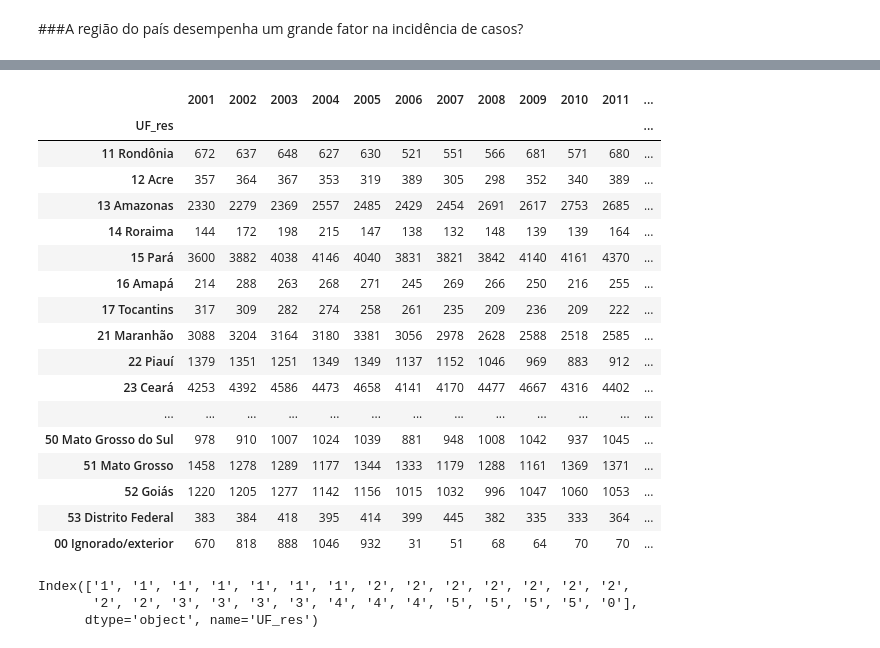
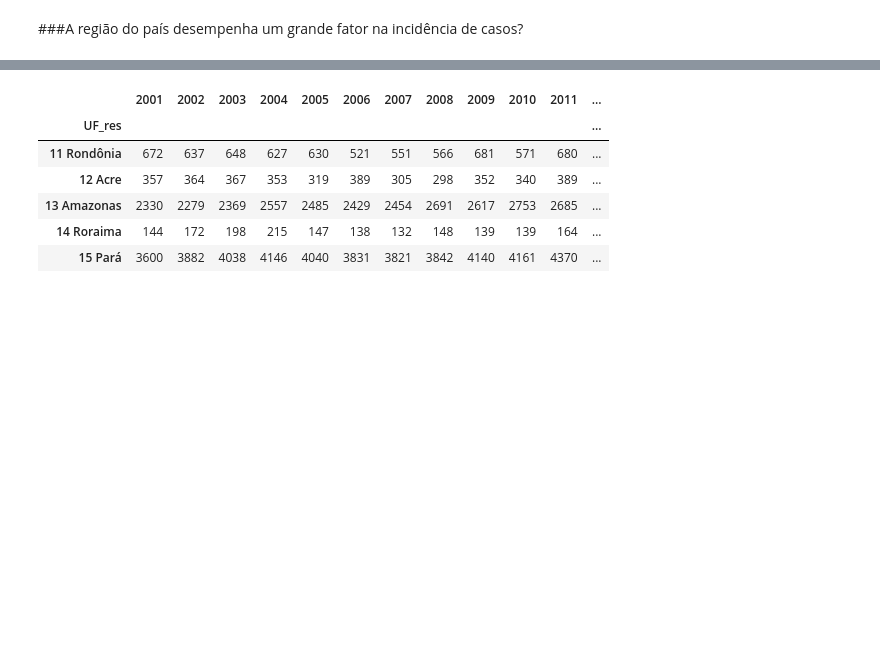
Before and after one commit to IgorQuaresma/-bootcamp_alura_projetos, a Jupyter notebook: bootcamp_alura_projeto1.ipynb, the cells around one changed output, grey strips where cells are left out. Drawn from its saved outputs; the diff is of its cells as text; code cells hidden in the pictures; blank space fills up the shorter version.

```diff
--- a/bootcamp_alura_projeto1.ipynb
+++ b/bootcamp_alura_projeto1.ipynb
@@ -70,33 +60,16 @@ estados
 # %%
 #Criar coluna com as regioes de cada regiao
 
 dicionario_regioes = {'1':'Norte', '2':'Nordeste', '3':'Sudeste', '4':'Sul', '5':'Centro-Oeste'}
 
 estados['Regiao'] = estados.index.map(lambda x : x.split()[0][0])
 estados['Regiao'] = estados['Regiao'].map(dicionario_regioes)
-estados
+estados.head()
 # %% [output]
 |  | 2001 | 2002 | 2003 | 2004 | 2005 | 2006 | 2007 | 2008 | 2009 | 2010 | 2011 | ... |
 | UF_res |  |  |  |  |  |  |  |  |  |  |  | ... |
 | 11 Rondônia | 672 | 637 | 648 | 627 | 630 | 521 | 551 | 566 | 681 | 571 | 680 | ... |
 | 12 Acre | 357 | 364 | 367 | 353 | 319 | 389 | 305 | 298 | 352 | 340 | 389 | ... |
 | 13 Amazonas | 2330 | 2279 | 2369 | 2557 | 2485 | 2429 | 2454 | 2691 | 2617 | 2753 | 2685 | ... |
 | 14 Roraima | 144 | 172 | 198 | 215 | 147 | 138 | 132 | 148 | 139 | 139 | 164 | ... |
 | 15 Pará | 3600 | 3882 | 4038 | 4146 | 4040 | 3831 | 3821 | 3842 | 4140 | 4161 | 4370 | ... |
-| 16 Amapá | 214 | 288 | 263 | 268 | 271 | 245 | 269 | 266 | 250 | 216 | 255 | ... |
-| 17 Tocantins | 317 | 309 | 282 | 274 | 258 | 261 | 235 | 209 | 236 | 209 | 222 | ... |
-| 21 Maranhão | 3088 | 3204 | 3164 | 3180 | 3381 | 3056 | 2978 | 2628 | 2588 | 2518 | 2585 | ... |
-| 22 Piauí | 1379 | 1351 | 1251 | 1349 | 1349 | 1137 | 1152 | 1046 | 969 | 883 | 912 | ... |
-| 23 Ceará | 4253 | 4392 | 4586 | 4473 | 4658 | 4141 | 4170 | 4477 | 4667 | 4316 | 4402 | ... |
-| ... | ... | ... | ... | ... | ... | ... | ... | ... | ... | ... | ... | ... |
-| 50 Mato Grosso do Sul | 978 | 910 | 1007 | 1024 | 1039 | 881 | 948 | 1008 | 1042 | 937 | 1045 | ... |
-| 51 Mato Grosso | 1458 | 1278 | 1289 | 1177 | 1344 | 1333 | 1179 | 1288 | 1161 | 1369 | 1371 | ... |
-| 52 Goiás | 1220 | 1205 | 1277 | 1142 | 1156 | 1015 | 1032 | 996 | 1047 | 1060 | 1053 | ... |
-| 53 Distrito Federal | 383 | 384 | 418 | 395 | 414 | 399 | 445 | 382 | 335 | 333 | 364 | ... |
-| 00 Ignorado/exterior | 670 | 818 | 888 | 1046 | 932 | 31 | 51 | 68 | 64 | 70 | 70 | ... |
-# %%
-estados.index.map(lambda x : x.split()[0][0])
-# %% [output]
-Index(['1', '1', '1', '1', '1', '1', '1', '2', '2', '2', '2', '2', '2', '2',
-       '2', '2', '3', '3', '3', '3', '4', '4', '4', '5', '5', '5', '5', '0'],
-      dtype='object', name='UF_res')
```
Also changed, not shown: parts of 10 cells of this notebook.
